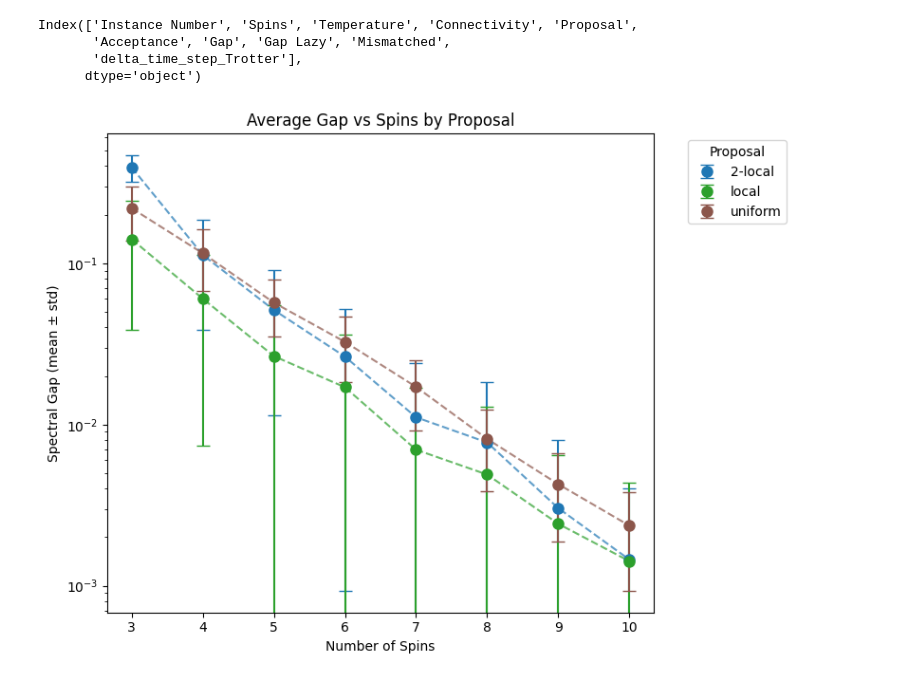
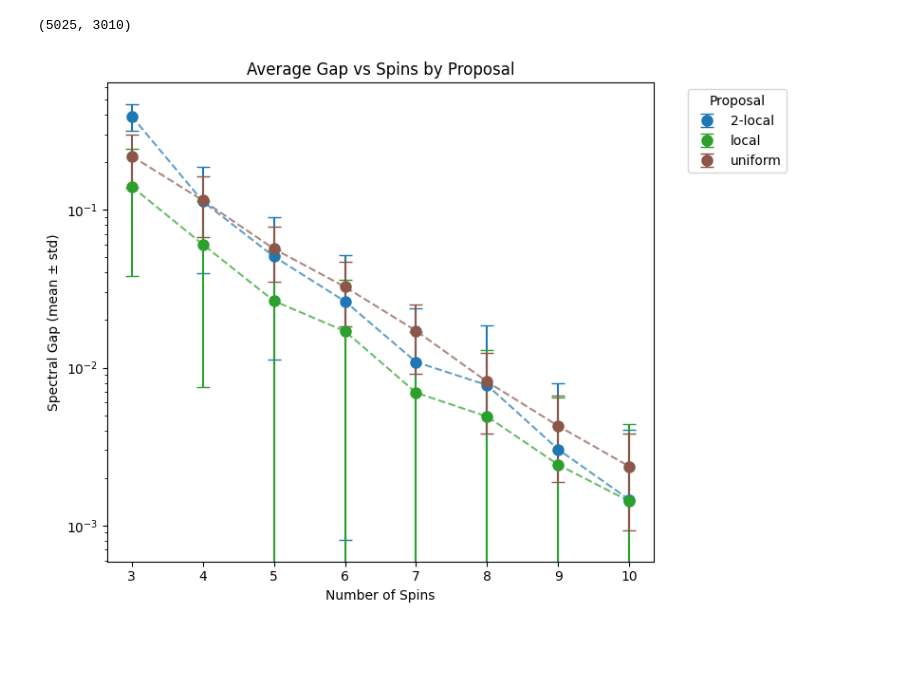
Before and after one commit to vinitX/Quantum-Sampling, a Jupyter notebook: Manas' Proposals/Analysis.ipynb, the cells around one changed output. Saved outputs shown, nothing was run; the diff lists cells and outputs as text; code cells hidden in the pictures; blank space fills up the shorter version.

```diff
--- a/Manas' Proposals/Analysis.ipynb
+++ b/Manas' Proposals/Analysis.ipynb
@@ -3,44 +3,40 @@ import pandas as pd
 import numpy as np
 results = pd.read_csv('results_all_prop.csv')
 # %%
-J_Q = (J_Q + J_Q.T)  # Ensure symmetry
+results_unique = results.drop_duplicates(subset=['Instance Number', 'Proposal'])
-# %% [output]
-Index(['Instance Number', 'Spins', 'Temperature', 'Connectivity', 'Proposal',
-       'Acceptance', 'Gap', 'Gap Lazy', 'Mismatched',
-       'delta_time_step_Trotter'],
-      dtype='object')
+# %%
+len(results), len(results_unique)
+# %% [output]
+(5025, 3010)
 # %%
 import matplotlib.pyplot as plt
 import numpy as np
 # Ensure 'Spins' and 'Gap' columns are numeric
 results['Spins'] = pd.to_numeric(results['Spins'], errors='coerce')
 results['Gap'] = pd.to_numeric(results['Gap'], errors='coerce')
-
-# Keep only rows with unique instance number
-results_unique = results.drop_duplicates(subset=['Instance'])
 
 # Group by Proposal and Spins, calculate mean and std of Gap
 grouped = results_unique.groupby(['Proposal', 'Spins']).agg({'Gap': ['mean', 'std']}).reset_index()
 grouped.columns = ['Proposal', 'Spins', 'Gap_mean', 'Gap_std']
 
 # Get unique proposals and assign a color to each
 proposals = grouped['Proposal'].unique()
 colors = plt.cm.tab10(np.linspace(0, 1, len(proposals)))
 plt.figure(figsize=(8,6))
 for i, prop in [(0,'2-local'), (1,'local'), (2,'uniform')]: #enumerate(proposals):
     mask = grouped['Proposal'] == prop
     # Sort by Spins for line plot
     prop_data = grouped.loc[mask].sort_values('Spins')
     # Error bars
     plt.errorbar(prop_data['Spins'], prop_data['Gap_mean'], yerr=prop_data['Gap_std'], fmt='o', label=prop, color=colors[i], capsize=5, markersize=8)
     # Dashed line connecting points
     plt.plot(prop_data['Spins'], prop_data['Gap_mean'], linestyle='--', color=colors[i], alpha=0.7)
 plt.title('Average Gap vs Spins by Proposal')
 plt.xlabel('Number of Spins')
 plt.ylabel('Spectral Gap (mean ± std)')
 plt.legend(title='Proposal', bbox_to_anchor=(1.05, 1), loc='upper left')
 plt.tight_layout()
 plt.semilogy()
 plt.show()
 # %% [output]
-[figure, old version]
+[figure, new version]
```
Also changed, not shown: 1 other file.
